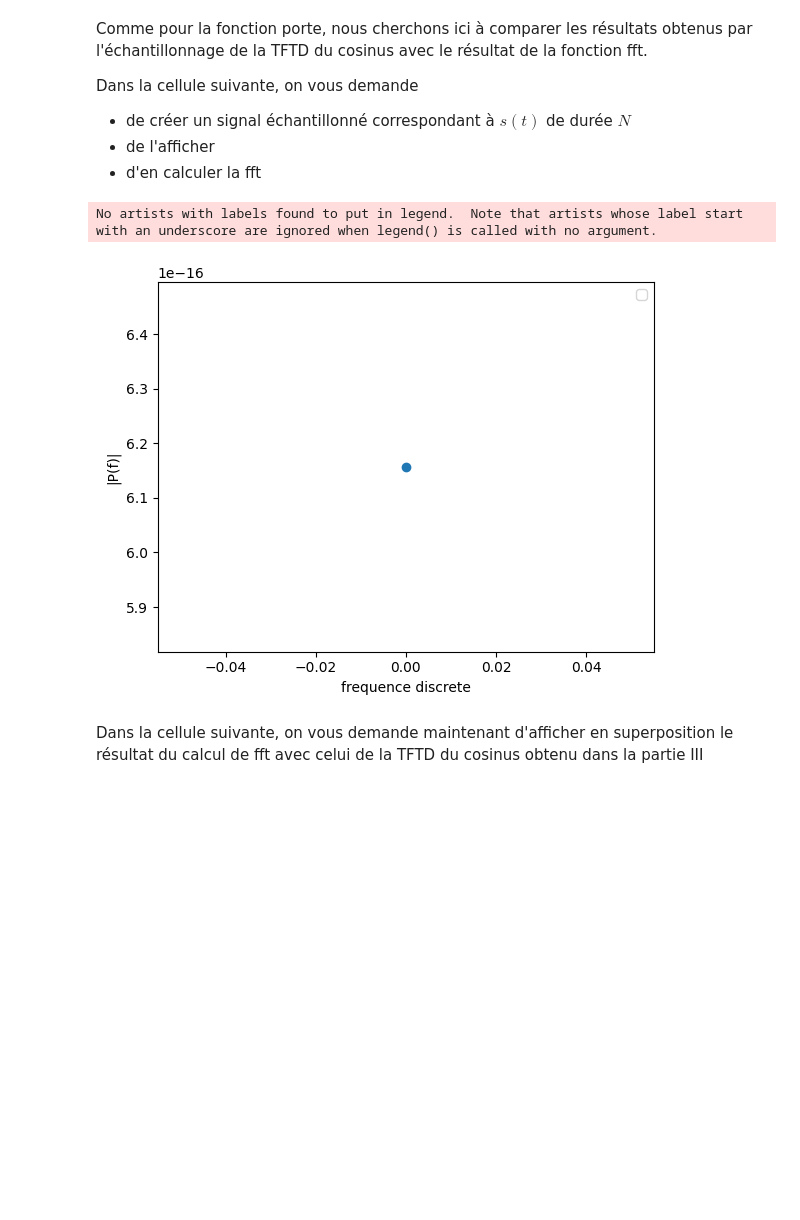
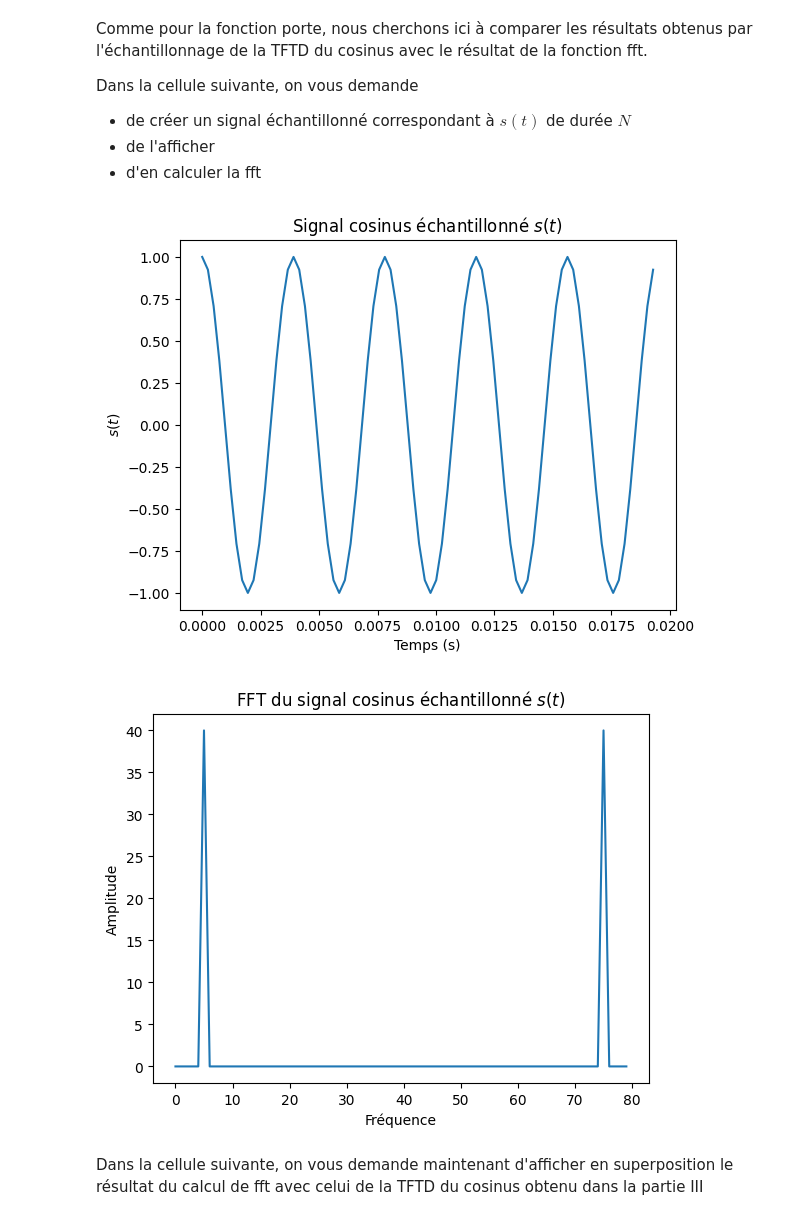
Before and after one commit to ba-talibe/TP_Image_Processing, a Jupyter notebook: TP1_L3_etudiants.ipynb, the cells around one changed output. Cells and saved outputs as stored; diff of their text form; code cells hidden in the pictures; blank space fills up the shorter version.

Commit message:
finished first signal processing workig

```diff
--- a/TP1_L3_etudiants.ipynb
+++ b/TP1_L3_etudiants.ipynb
@@ -272,24 +272,32 @@ Dans la cellule suivante, on vous demande
 # %%
 # Paramètres du problème : facile entier, difficile non-entier
 k = 1
 # nombre de périodes observées
 f0 = k*fe/N
 
+# Signal cosinus échantillonné correspondant à s(t)
+t = np.arange(0, 5*N)/fe
+cos = np.cos(2 * np.pi * f0 * t)
 
-f = np.arange(0, N,  fe/N)
-module_discret = fonctionTFTDcosinus(f, f0, N, fe)
+# Allure du signal cosinus échantillonné
+plt.plot(t, cos) # il est déconseillé d'afficher avec plt.plot car c'est un signal échantillonné
+plt.title('Signal cosinus échantillonné $s(t)$')
+plt.xlabel('Temps (s)')
+plt.ylabel('$s(t)$')
+plt.show()
 
+# FFT du signal cosinus échantillonné
+fft = np.fft.fft(cos)
 
-# Affichage de la TFD théorique P[k] calculée ci-dessus
-
-plt.scatter(f, np.abs(module_discret), label="")
-plt.xlabel("frequence discrete")
-plt.ylabel("|P(f)|")
-plt.legend()
-plt.show( )
+# Résultat de la FFT
+plt.plot(np.abs(fft)) # il est déconseillé d'afficher avec plt.plot
+plt.title('FFT du signal cosinus échantillonné $s(t)$')
+plt.xlabel('Fréquence')
+plt.ylabel('Amplitude')
+plt.show()
 # %% [output]
-No artists with labels found to put in legend.  Note that artists whose label start with an underscore are ignored when legend() is called with no argument.
-[figure, old version]
+[figure, new version]
+[figure, added]
 # %% [markdown]
 Dans la cellule suivante, on vous demande maintenant d'afficher en superposition le résultat du calcul de fft avec celui de la TFTD du cosinus obtenu dans la partie III
 # %%
```
Also changed, not shown: parts of 7 cells of this notebook.
